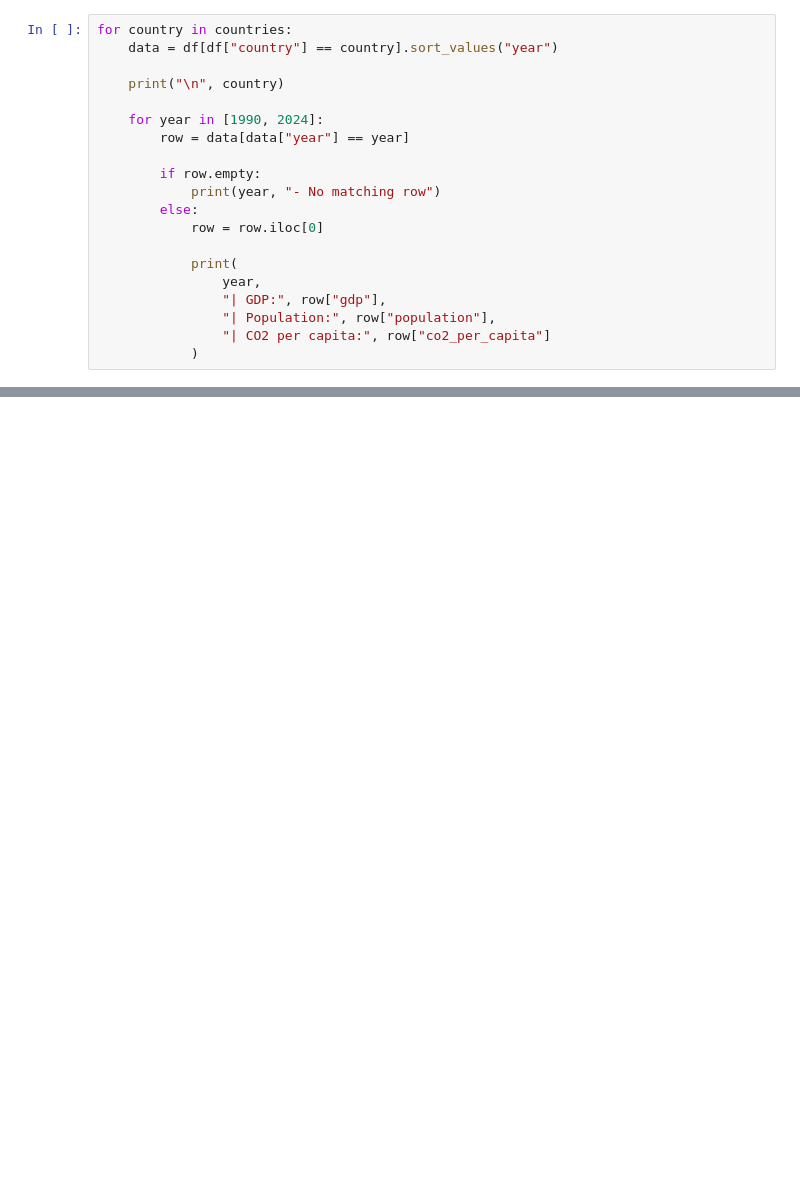
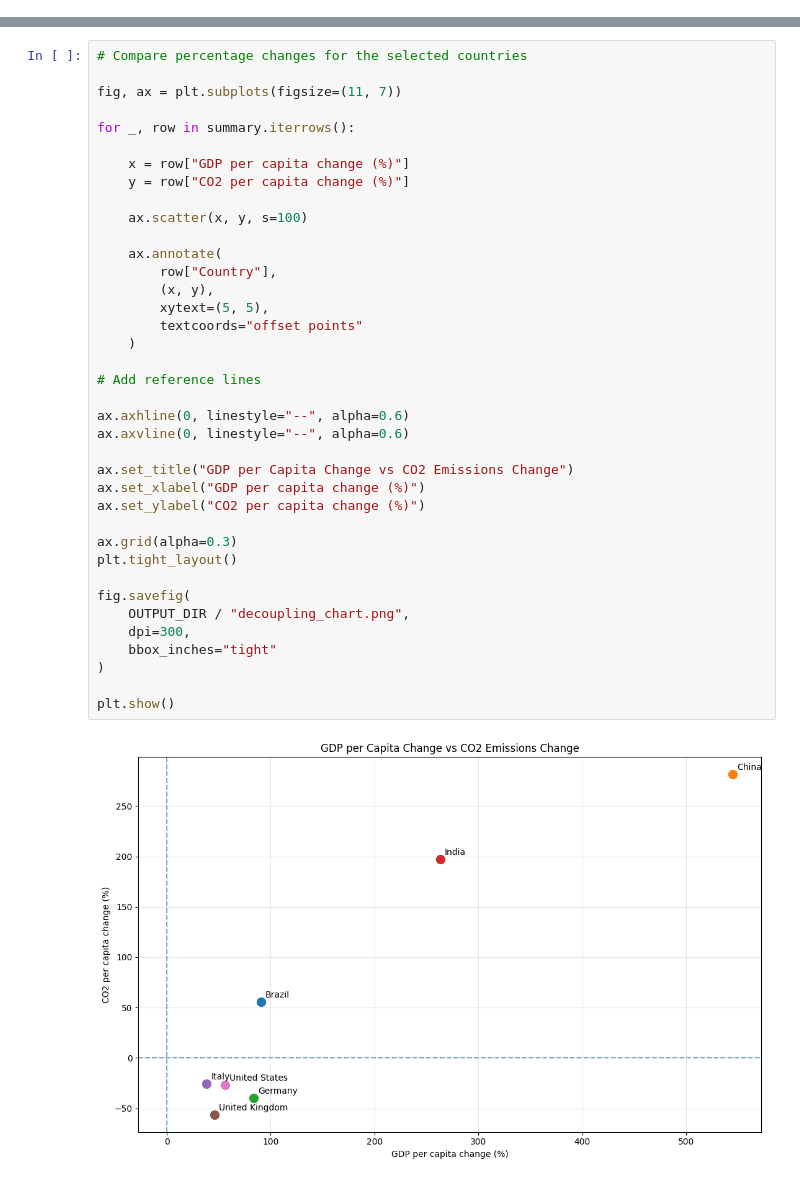
Before and after one commit to swayamdoshi88-cpu/powering-the-planet, a Jupyter notebook: Powering_the_Planet.ipynb, the cells around one changed output, grey strips where cells are left out. Drawn from its saved outputs; the diff is of its cells as text; blank space fills up the shorter version.

```diff
--- a/Powering_the_Planet.ipynb
+++ b/Powering_the_Planet.ipynb
@@ -572,20 +0,0 @@ Brazil - missing required values
-# %%
-for country in countries:
-    data = df[df["country"] == country].sort_values("year")
-
-    print("\n", country)
-
-    for year in [1990, 2024]:
-        row = data[data["year"] == year]
-
-        if row.empty:
-            print(year, "- No matching row")
-        else:
-            row = row.iloc[0]
-
-            print(
-                year,
-                "| GDP:", row["gdp"],
-                "| Population:", row["population"],
-                "| CO2 per capita:", row["co2_per_capita"]
-            )
@@ -860,0 +436,40 @@ for country in ["Italy", "Germany"]:
+# %%
+# Compare percentage changes for the selected countries
+
+fig, ax = plt.subplots(figsize=(11, 7))
+
+for _, row in summary.iterrows():
+
+    x = row["GDP per capita change (%)"]
+    y = row["CO2 per capita change (%)"]
+
+    ax.scatter(x, y, s=100)
+
+    ax.annotate(
+        row["Country"],
+        (x, y),
+        xytext=(5, 5),
+        textcoords="offset points"
+    )
+
+# Add reference lines
+
+ax.axhline(0, linestyle="--", alpha=0.6)
+ax.axvline(0, linestyle="--", alpha=0.6)
+
+ax.set_title("GDP per Capita Change vs CO2 Emissions Change")
+ax.set_xlabel("GDP per capita change (%)")
+ax.set_ylabel("CO2 per capita change (%)")
+
+ax.grid(alpha=0.3)
+plt.tight_layout()
+
+fig.savefig(
+    OUTPUT_DIR / "decoupling_chart.png",
+    dpi=300,
+    bbox_inches="tight"
+)
+
+plt.show()
+# %% [output]
+[figure, added]
```
Also changed, not shown: parts of 53 cells of this notebook, 4 other files.
